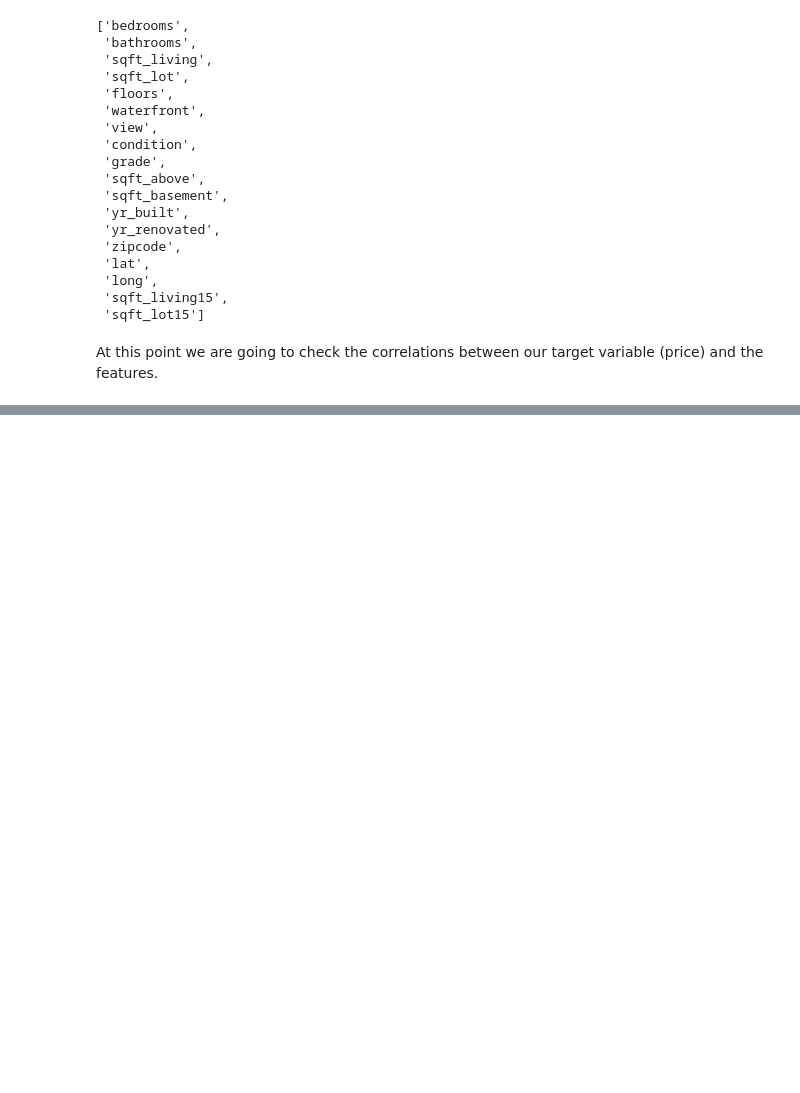
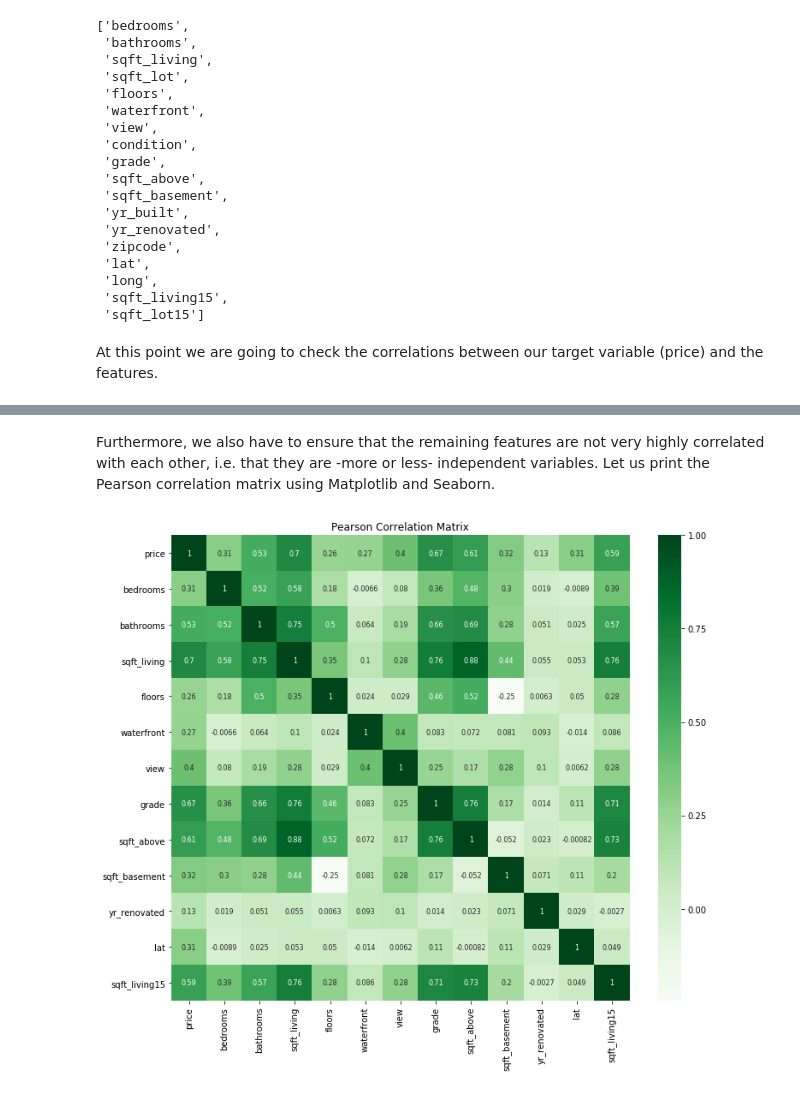
Before and after one commit to droussis/linear-regression-house-prices, a Jupyter notebook: Report/Jupyter_Notebook.ipynb, the cells around one changed output, grey strips where cells are left out. Drawn from its saved outputs; the diff is of its cells as text; code cells hidden in the pictures; blank space fills up the shorter version.

```diff
--- a/Report/Jupyter_Notebook.ipynb
+++ b/Report/Jupyter_Notebook.ipynb
@@ -162,0 +175,15 @@ Name: price, dtype: float64
+# %%
+# Remove features with correlation < 0.1
+df = df.drop(['sqft_lot', 'condition', 'yr_built', 'zipcode', 'long',
+              'sqft_lot15'], axis=1)
+# %% [markdown]
+Furthermore, we also have to ensure that the remaining features are not very highly correlated with each other, i.e. that they are -more or less- independent variables. Let us print the Pearson correlation matrix using Matplotlib and Seaborn.
+# %%
+# Use Pearson correlation matrix
+fig_1 = plt.figure(figsize=(12, 10))
+new_correlations = df.corr()
+sns.heatmap(new_correlations, annot=True, cmap='Greens', annot_kws={'size': 8})
+plt.title('Pearson Correlation Matrix')
+plt.show()
+# %% [output]
+[figure, added]
```
Also changed, not shown: parts of 44 cells of this notebook, 1 other file.
